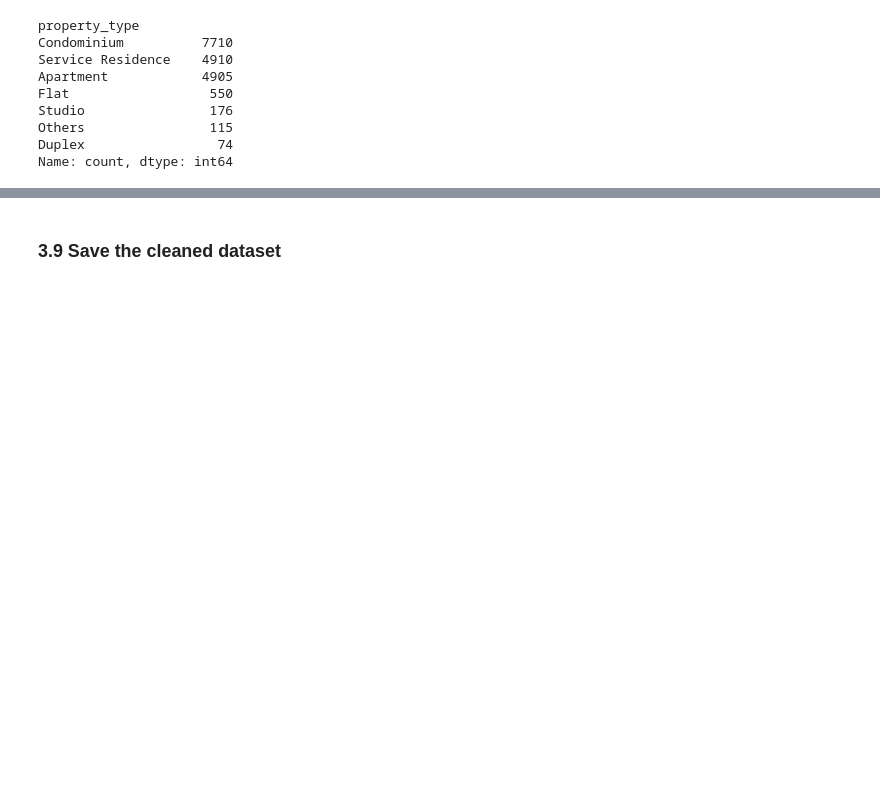
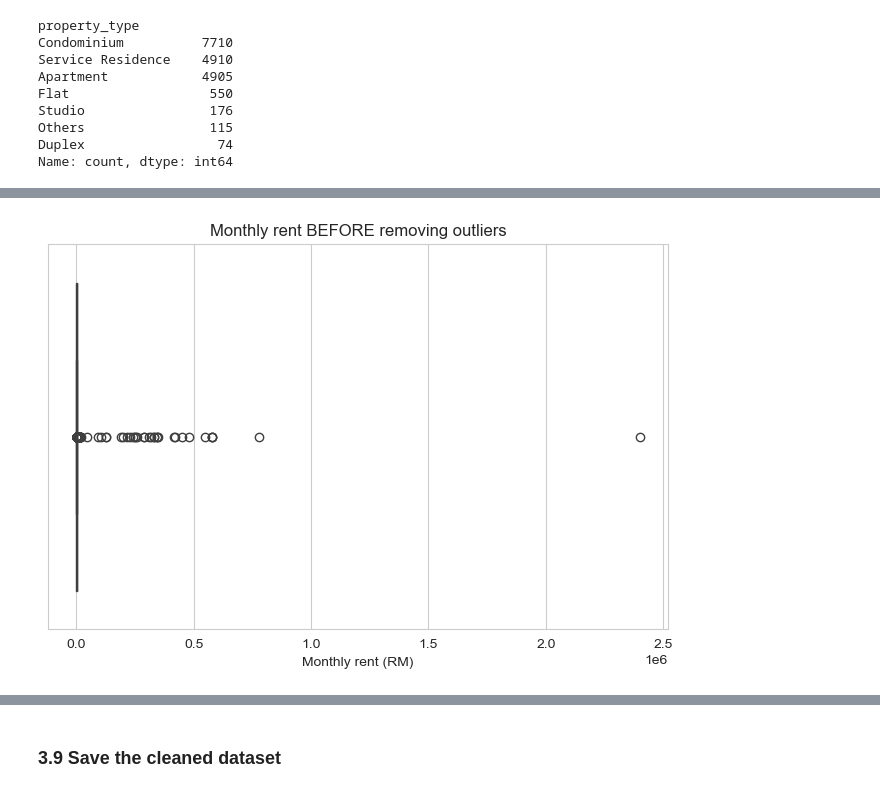
Before and after one commit to peterlinghuazhong/-CU05-Data-Science-Capstone-Project-, a Jupyter notebook: HousesRental.ipynb, the cells around one changed output, grey strips where cells are left out. Saved outputs shown, nothing was run; the diff lists cells and outputs as text; code cells hidden in the pictures; blank space fills up the shorter version.

```diff
--- a/HousesRental.ipynb
+++ b/HousesRental.ipynb
@@ -134,18 +136,17 @@ Rows after: 18450
 `monthly_rent` is text like `"RM 4 200 per month"` and `size` is text like `"1842 sq.ft."`. We remove the extra words and change them to numbers.
 `errors="coerce"` turns anything that is not a number (like `"More than 10"`) into empty (NaN).
 # %%
-# "RM 4 200 per month"  ->  4200
-df["monthly_rent"] = (df["monthly_rent"]
-                      .str.replace("RM", "")
-                      .str.replace("per month", "")
-                      .str.replace(" ", ""))
+# monthly_rent: "RM 4 200 per month" -> "4200" -> 4200
+df["monthly_rent"] = df["monthly_rent"].str.replace("RM", "")
+df["monthly_rent"] = df["monthly_rent"].str.replace("per month", "")
+df["monthly_rent"] = df["monthly_rent"].str.replace(" ", "")
 df["monthly_rent"] = pd.to_numeric(df["monthly_rent"], errors="coerce")
 
-# "1842 sq.ft."  ->  1842
-df["size"] = df["size"].str.replace("sq.ft.", "").str.strip()
+# size: "1842 sq.ft." -> "1842" -> 1842
+df["size"] = df["size"].str.replace("sq.ft.", "")
 df["size"] = pd.to_numeric(df["size"], errors="coerce")
 
-# "3.0" -> 3.0,  "More than 10" -> NaN
+# rooms: "3" -> 3, and "More than 10" -> empty (NaN)
 df["rooms"] = pd.to_numeric(df["rooms"], errors="coerce")
 
 df[["monthly_rent", "size", "rooms"]].head()
@@ -254,0 +251,7 @@ df[["monthly_rent", "size"]].describe()
+# %%
+sns.boxplot(x=df["monthly_rent"])
+plt.title("Monthly rent BEFORE removing outliers")
+plt.xlabel("Monthly rent (RM)")
+plt.show()
+# %% [output]
+[figure, added]
```
Also changed, not shown: parts of 61 cells of this notebook.
